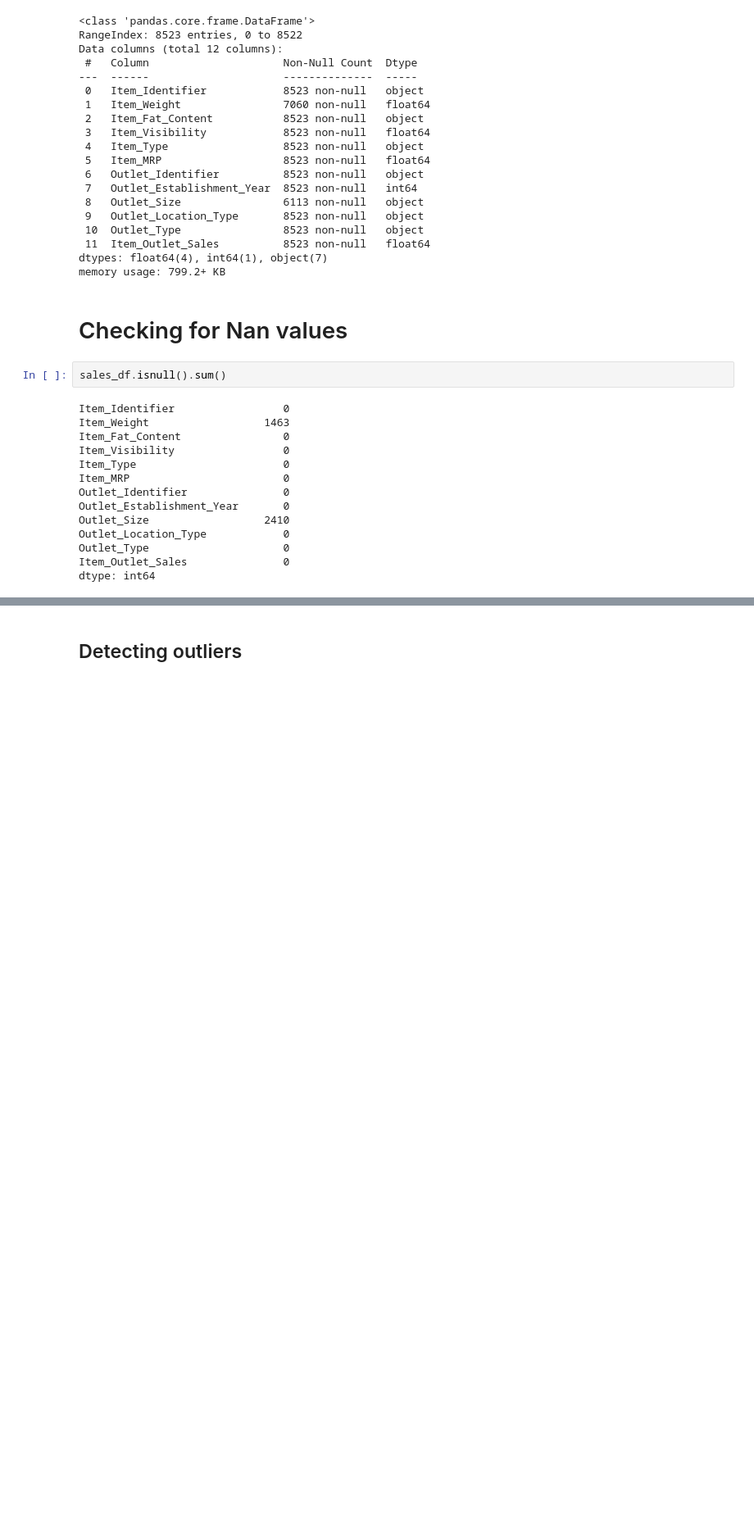
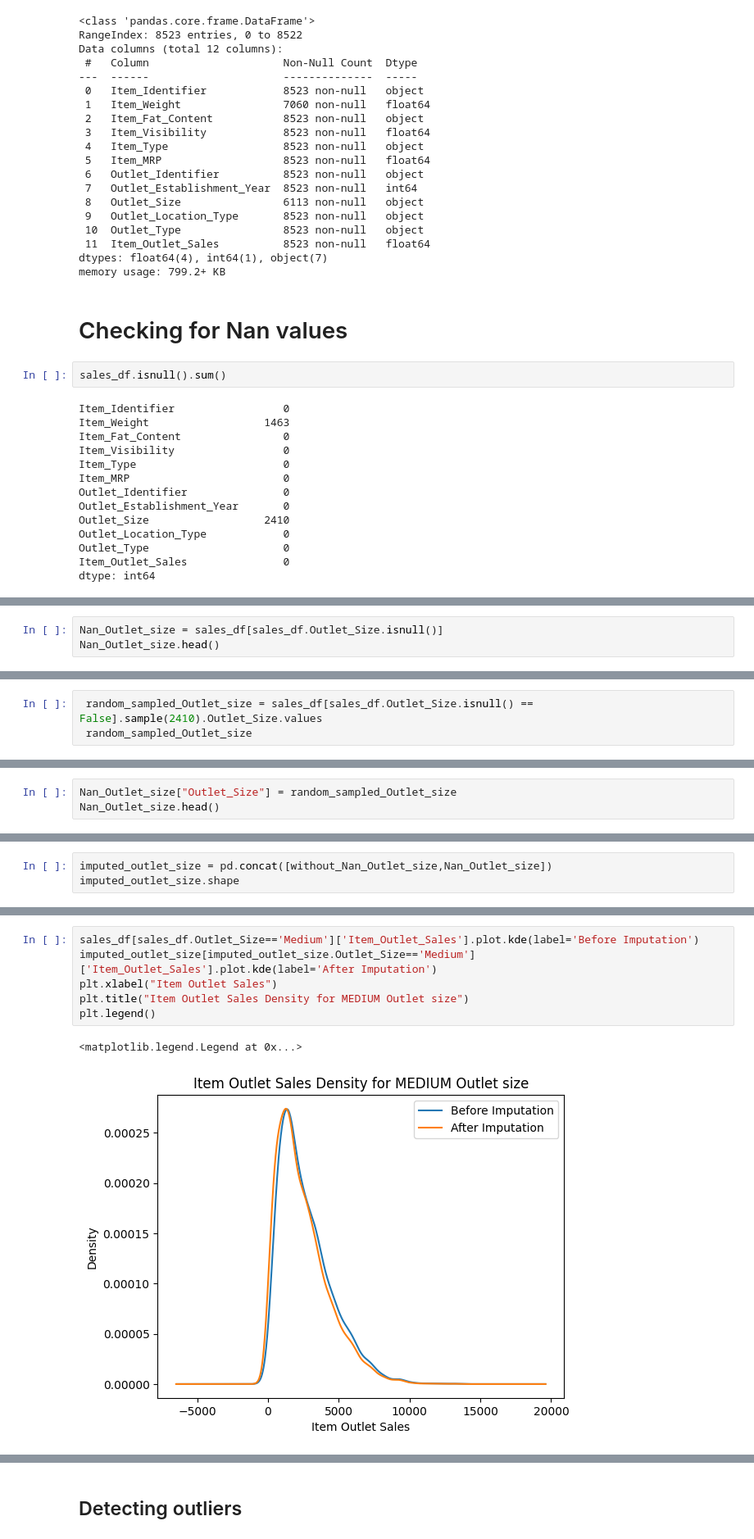
Before and after one commit to Gourav052003/Data-Driven-Sales-Forecasting-for-Big-Mart-Retail-Outlets, a Jupyter notebook: Big-Mart-Sales-Prediction.ipynb, the cells around one changed output, grey strips where cells are left out. Shown: that part at 82% size. Drawn from its saved outputs; the diff is of its cells as text; blank space fills up the shorter version.

Commit message:
Outlet size Nan imputed

```diff
--- a/Big-Mart-Sales-Prediction.ipynb
+++ b/Big-Mart-Sales-Prediction.ipynb
@@ -95,0 +119,3 @@ Outlet_Size :  object
+# %%
+Nan_Outlet_size = sales_df[sales_df.Outlet_Size.isnull()]
+Nan_Outlet_size.head()
@@ -95,0 +129,3 @@ Outlet_Size :  object
+# %%
+ random_sampled_Outlet_size = sales_df[sales_df.Outlet_Size.isnull() == False].sample(2410).Outlet_Size.values
+ random_sampled_Outlet_size
@@ -95,0 +135,3 @@ Outlet_Size :  object
+# %%
+Nan_Outlet_size["Outlet_Size"] = random_sampled_Outlet_size
+Nan_Outlet_size.head()
@@ -95,0 +150,3 @@ Outlet_Size :  object
+# %%
+imputed_outlet_size = pd.concat([without_Nan_Outlet_size,Nan_Outlet_size])
+imputed_outlet_size.shape
@@ -95,0 +171,9 @@ Outlet_Size :  object
+# %%
+sales_df[sales_df.Outlet_Size=='Medium']['Item_Outlet_Sales'].plot.kde(label='Before Imputation')
+imputed_outlet_size[imputed_outlet_size.Outlet_Size=='Medium']['Item_Outlet_Sales'].plot.kde(label='After Imputation')
+plt.xlabel("Item Outlet Sales")
+plt.title("Item Outlet Sales Density for MEDIUM Outlet size")
+plt.legend()
+# %% [output]
+<matplotlib.legend.Legend at 0x...>
+[figure, added]
```
Also changed, not shown: parts of 24 cells of this notebook, 1 other file.
